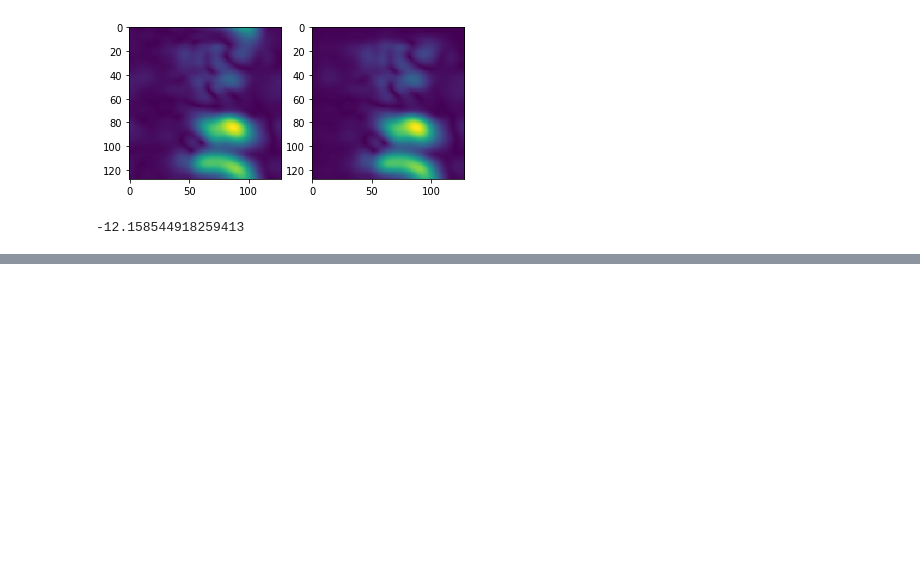
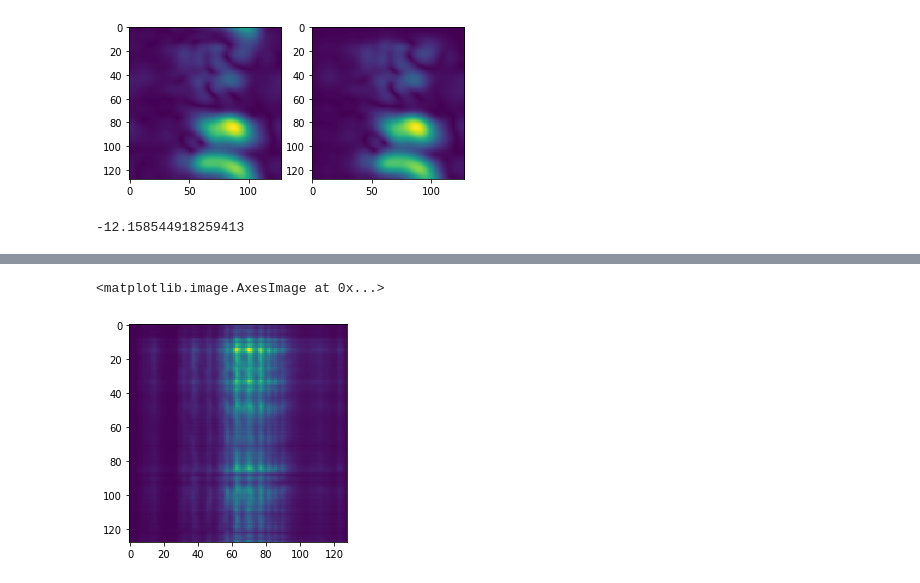
Before and after one commit to ilyakava/py3fst, a Jupyter notebook: nsltools_compare.ipynb, the cells around one changed output, grey strips where cells are left out. Saved outputs shown, nothing was run; the diff lists cells and outputs as text; code cells hidden in the pictures; blank space fills up the shorter version.

```diff
--- a/nsltools_compare.ipynb
+++ b/nsltools_compare.ipynb
@@ -1159,0 +1190,11 @@ SDR(np.abs(np.abs(cortabs_cpu)), cortabs_np.squeeze())
+# %%
+Xs = np.transpose(cort_nsl, (2,3,0,1))
+Xsn = np.zeros_like(Xs)
+for sdx in range(Xs.shape[2]):
+    for rdx in range(Xs.shape[3]):
+        X = Xs[:,:,sdx,rdx]
+        X -= X.mean()
+        X /= X.std()
+        Xsn[:,:,sdx,rdx] = X
+Xf = Xs.reshape(128,-1)
+Xfn = Xsn.reshape(128,-1)
@@ -1159,0 +1203,11 @@ SDR(np.abs(np.abs(cortabs_cpu)), cortabs_np.squeeze())
+# %%
+attn_X = np.zeros_like(audspec_nsl)
+for sdx in range(Xs.shape[2]):
+    for rdx in range(Xs.shape[3]):
+        X = Xsn[:,:,sdx,rdx]
+        attn_X += np.dot(np.abs(np.dot(X, X.T)), audspec_nsl)
+# %%
+plt.imshow(attn_X)
+# %% [output]
+<matplotlib.image.AxesImage at 0x...>
+[figure, added]
```
Also changed, not shown: parts of 8 cells of this notebook, 2 other files.
